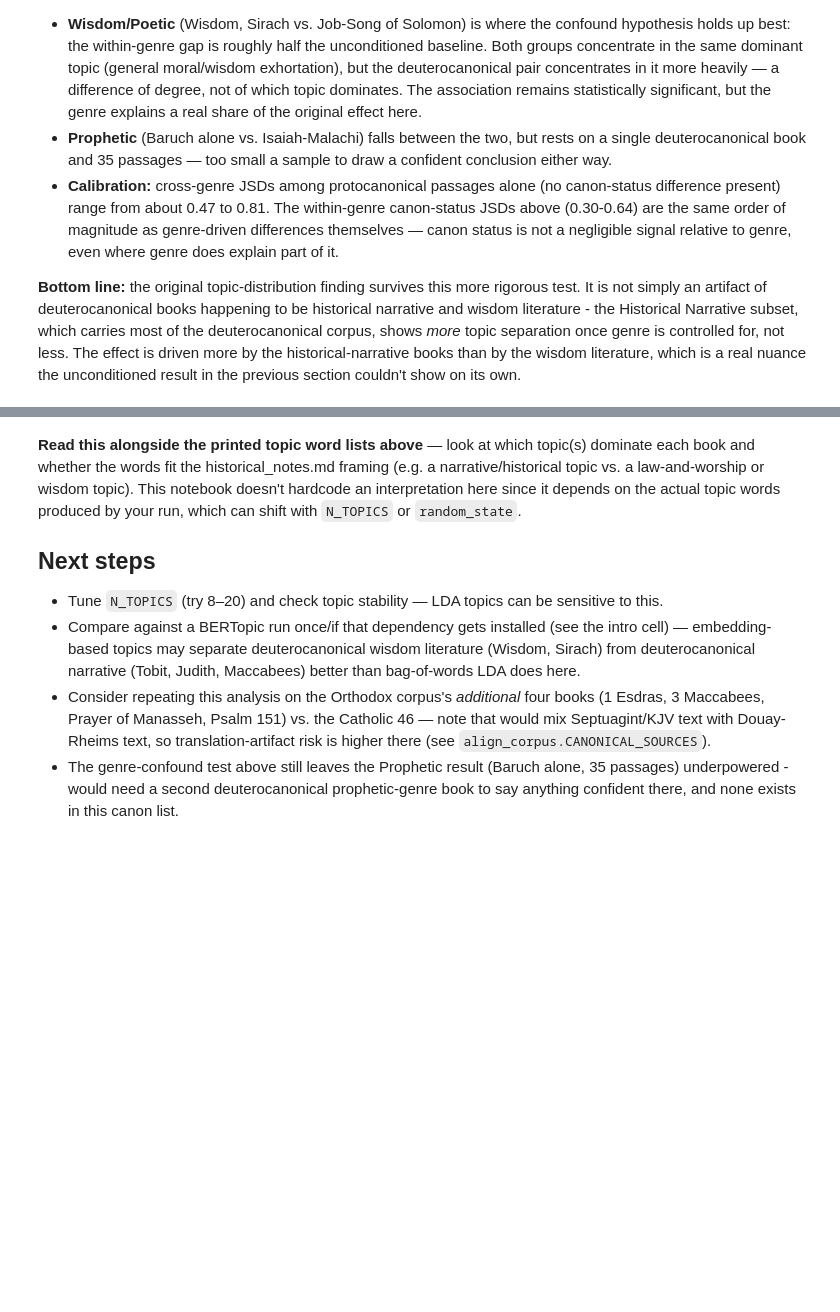
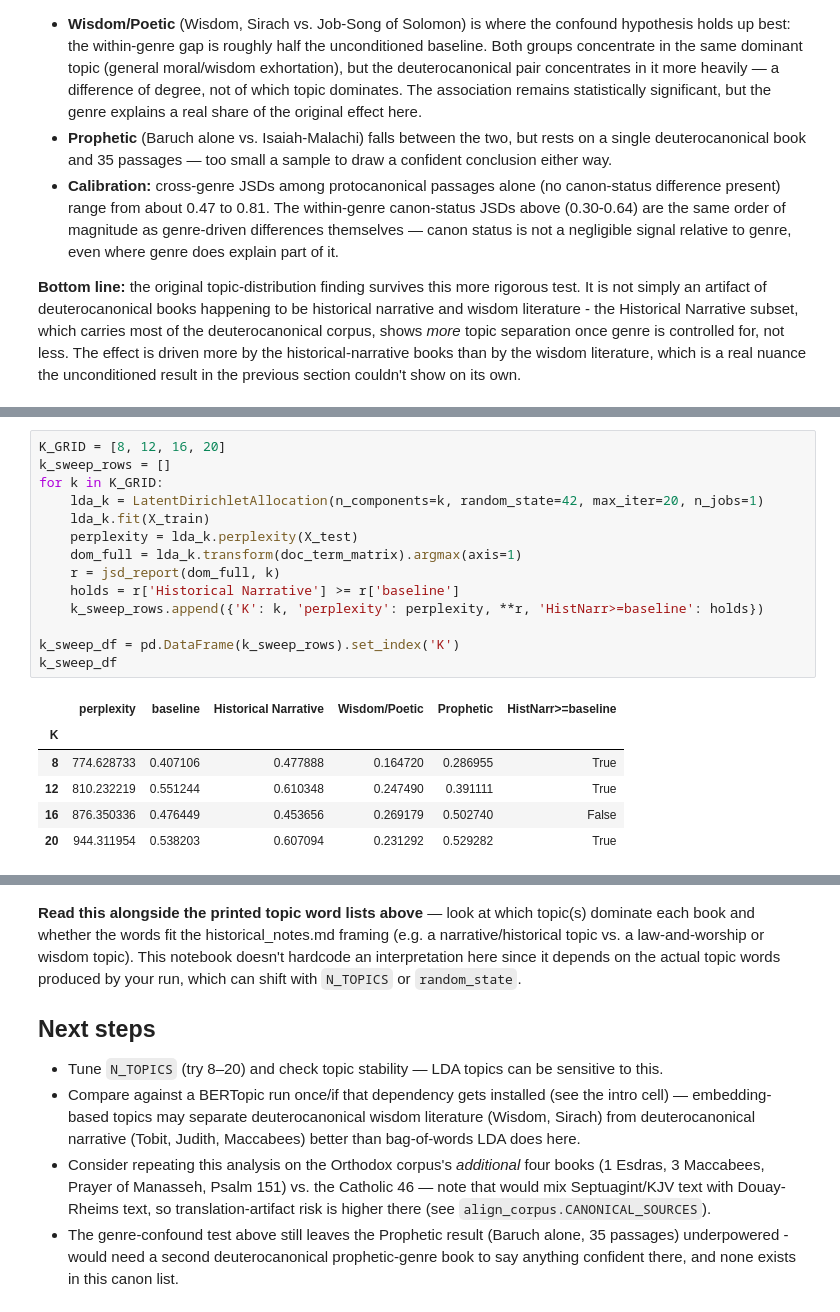
Before and after one commit to Zel143/bible-canon-mapper, a Jupyter notebook: canon-divergence-mapper/notebooks/03_topic_modeling.ipynb, the cells around one changed output, grey strips where cells are left out. Saved outputs shown, nothing was run; the diff lists cells and outputs as text; blank space fills up the shorter version.

```diff
--- a/canon-divergence-mapper/notebooks/03_topic_modeling.ipynb
+++ b/canon-divergence-mapper/notebooks/03_topic_modeling.ipynb
@@ -349,0 +392,21 @@ The genre-confound hypothesis is only **partially** supported, and not in the di
+# %%
+K_GRID = [8, 12, 16, 20]
+k_sweep_rows = []
+for k in K_GRID:
+    lda_k = LatentDirichletAllocation(n_components=k, random_state=42, max_iter=20, n_jobs=1)
+    lda_k.fit(X_train)
+    perplexity = lda_k.perplexity(X_test)
+    dom_full = lda_k.transform(doc_term_matrix).argmax(axis=1)
+    r = jsd_report(dom_full, k)
+    holds = r['Historical Narrative'] >= r['baseline']
+    k_sweep_rows.append({'K': k, 'perplexity': perplexity, **r, 'HistNarr>=baseline': holds})
+
+k_sweep_df = pd.DataFrame(k_sweep_rows).set_index('K')
+k_sweep_df
+# %% [output]
+|  | perplexity | baseline | Historical Narrative | Wisdom/Poetic | Prophetic | HistNarr>=baseline |
+| K |  |  |  |  |  |  |
+| 8 | 774.628733 | 0.407106 | 0.477888 | 0.164720 | 0.286955 | True |
+| 12 | 810.232219 | 0.551244 | 0.610348 | 0.247490 | 0.391111 | True |
+| 16 | 876.350336 | 0.476449 | 0.453656 | 0.269179 | 0.502740 | False |
+| 20 | 944.311954 | 0.538203 | 0.607094 | 0.231292 | 0.529282 | True |
```
Also changed, not shown: parts of 6 cells of this notebook, 6 other files.
